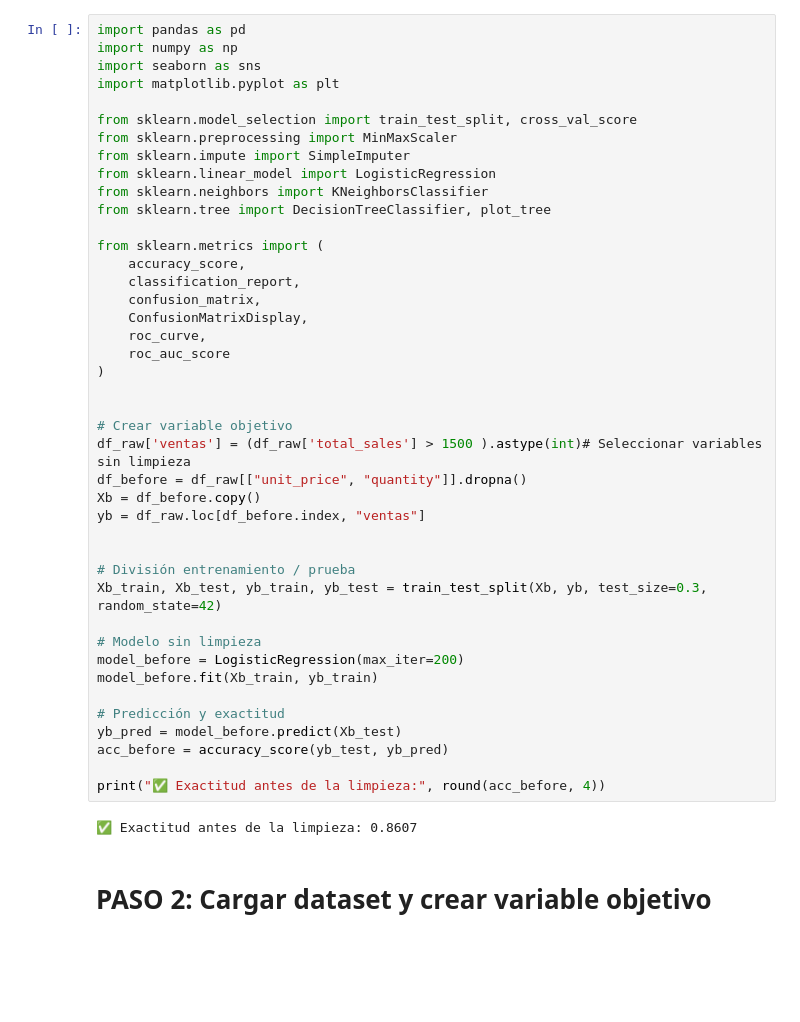
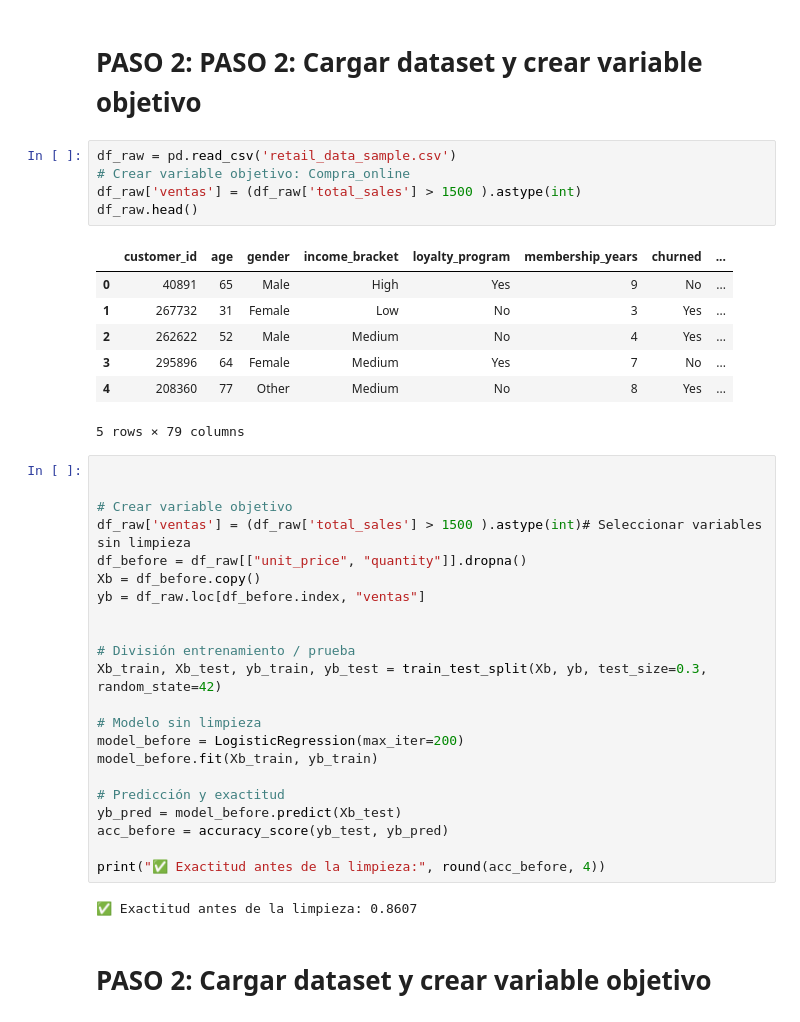
Before and after one commit to marcela-persefone/trabajo_final, a Jupyter notebook: Modelo_balanceado.ipynb, the cells around one changed output. Cells and saved outputs as stored; diff of their text form; blank space fills up the shorter version.

```diff
--- a/Modelo_balanceado.ipynb
+++ b/Modelo_balanceado.ipynb
@@ -3,24 +24,19 @@
+# %% [markdown]
+# PASO 2: PASO 2: Cargar dataset y crear variable objetivo
+# %%
+df_raw = pd.read_csv('retail_data_sample.csv')
+# Crear variable objetivo: Compra_online
+df_raw['ventas'] = (df_raw['total_sales'] > 1500 ).astype(int)
+df_raw.head()
+# %% [output]
+|  | customer_id | age | gender | income_bracket | loyalty_program | membership_years | churned | ... |
+| 0 | 40891 | 65 | Male | High | Yes | 9 | No | ... |
+| 1 | 267732 | 31 | Female | Low | No | 3 | Yes | ... |
+| 2 | 262622 | 52 | Male | Medium | No | 4 | Yes | ... |
+| 3 | 295896 | 64 | Female | Medium | Yes | 7 | No | ... |
+| 4 | 208360 | 77 | Other | Medium | No | 8 | Yes | ... |
+5 rows × 79 columns
 # %%
-import pandas as pd
-import numpy as np
-import seaborn as sns
-import matplotlib.pyplot as plt
-
-from sklearn.model_selection import train_test_split, cross_val_score
-from sklearn.preprocessing import MinMaxScaler
-from sklearn.impute import SimpleImputer
-from sklearn.linear_model import LogisticRegression
-from sklearn.neighbors import KNeighborsClassifier
-from sklearn.tree import DecisionTreeClassifier, plot_tree
-
-from sklearn.metrics import (
-    accuracy_score,
-    classification_report,
-    confusion_matrix,
-    ConfusionMatrixDisplay,
-    roc_curve,
-    roc_auc_score
-)
 
 
 # Crear variable objetivo
```
Also changed, not shown: parts of 8 cells of this notebook.
